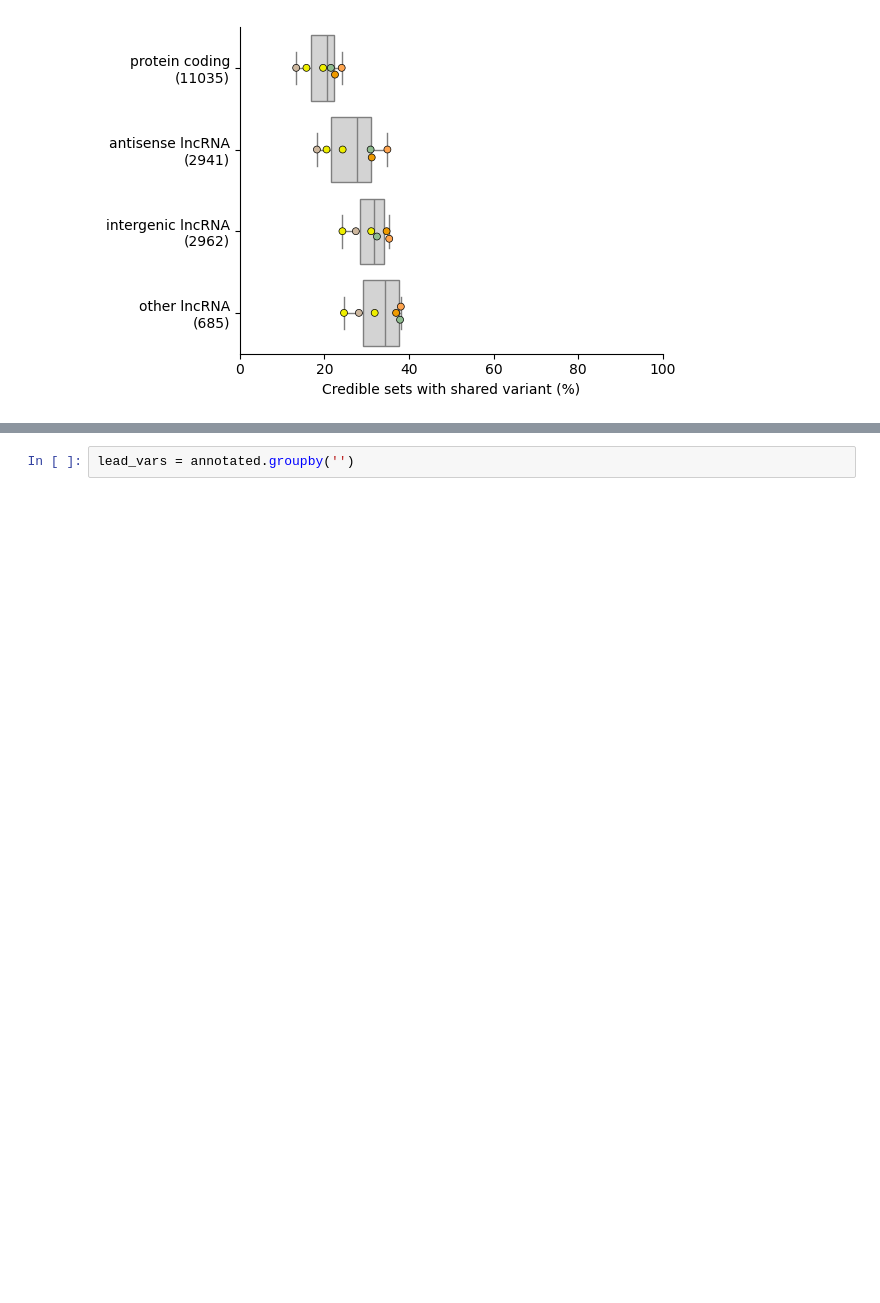
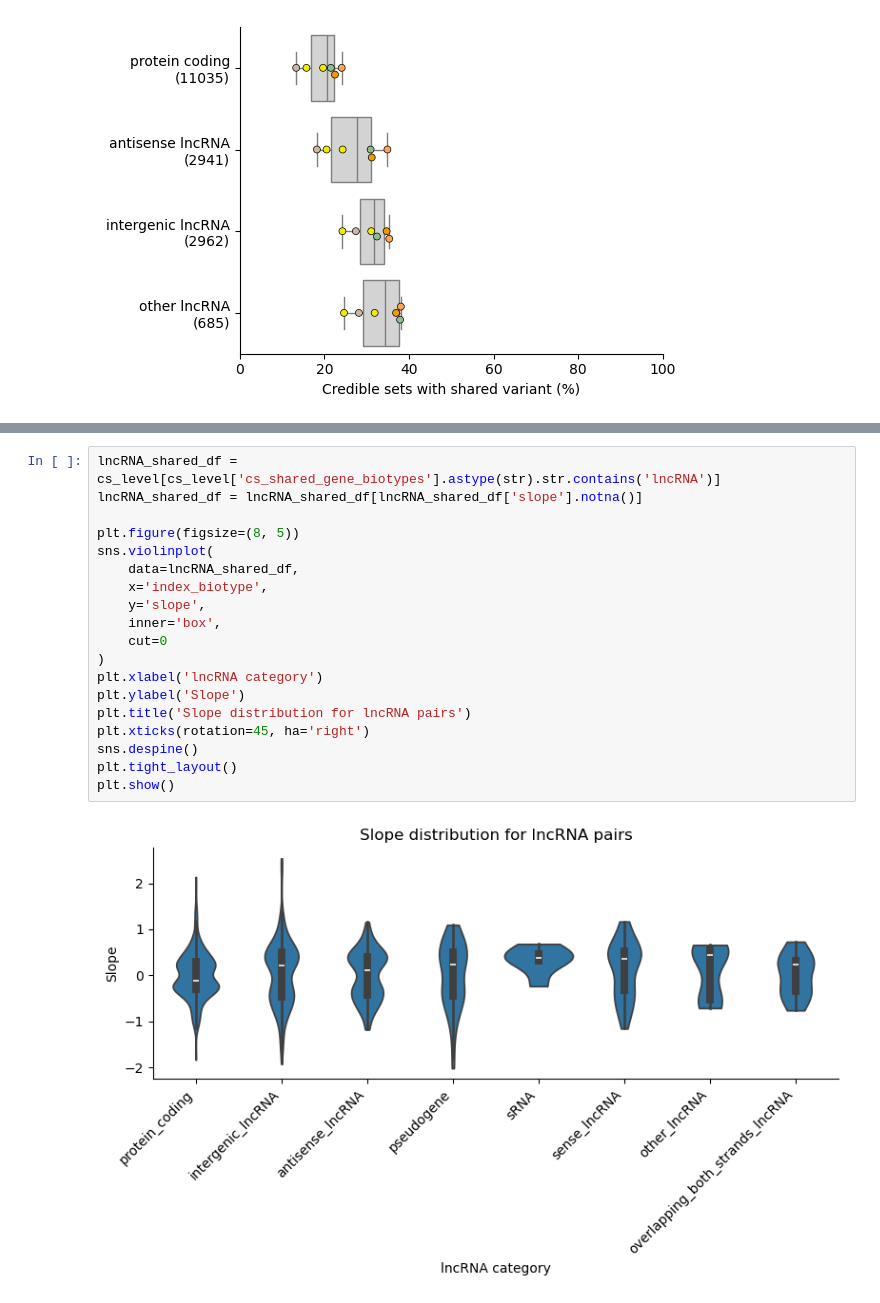
Before and after one commit to danielnachun/gtex-gencode47, a Jupyter notebook: notebooks/shared_leads.ipynb, the cells around one changed output, grey strips where cells are left out. Saved outputs shown, nothing was run; the diff lists cells and outputs as text; blank space fills up the shorter version.

```diff
--- a/notebooks/shared_leads.ipynb
+++ b/notebooks/shared_leads.ipynb
@@ -413,2 +435,21 @@ cs_level
 # %%
-lead_vars = annotated.groupby('')
+lncRNA_shared_df = cs_level[cs_level['cs_shared_gene_biotypes'].astype(str).str.contains('lncRNA')]
+lncRNA_shared_df = lncRNA_shared_df[lncRNA_shared_df['slope'].notna()]
+
+plt.figure(figsize=(8, 5))
+sns.violinplot(
+    data=lncRNA_shared_df,
+    x='index_biotype',
+    y='slope',
+    inner='box',
+    cut=0
+)
+plt.xlabel('lncRNA category')
+plt.ylabel('Slope')
+plt.title('Slope distribution for lncRNA pairs')
+plt.xticks(rotation=45, ha='right')
+sns.despine()
+plt.tight_layout()
+plt.show()
+# %% [output]
+[figure, added]
```
Also changed, not shown: parts of 12 cells of this notebook, 8 other files.
